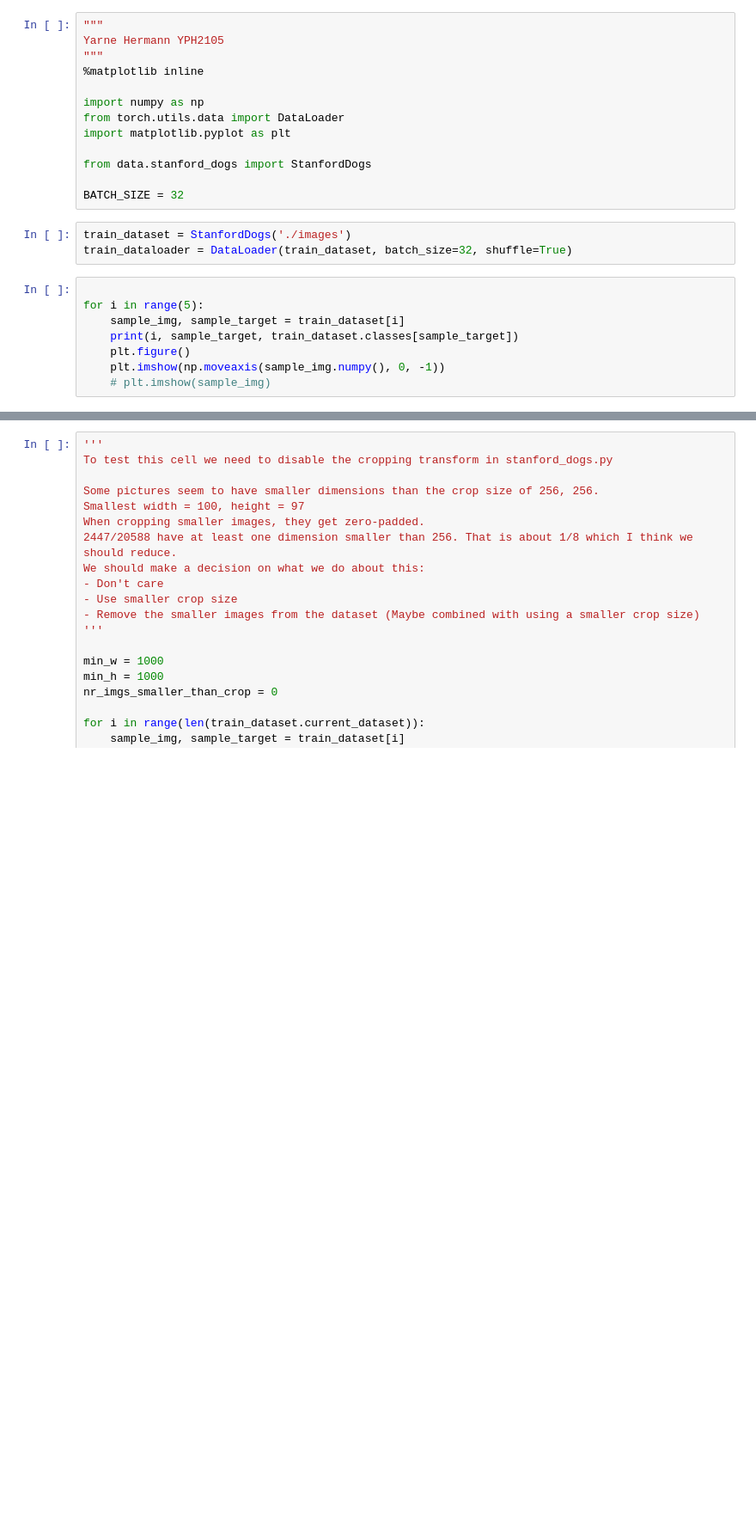
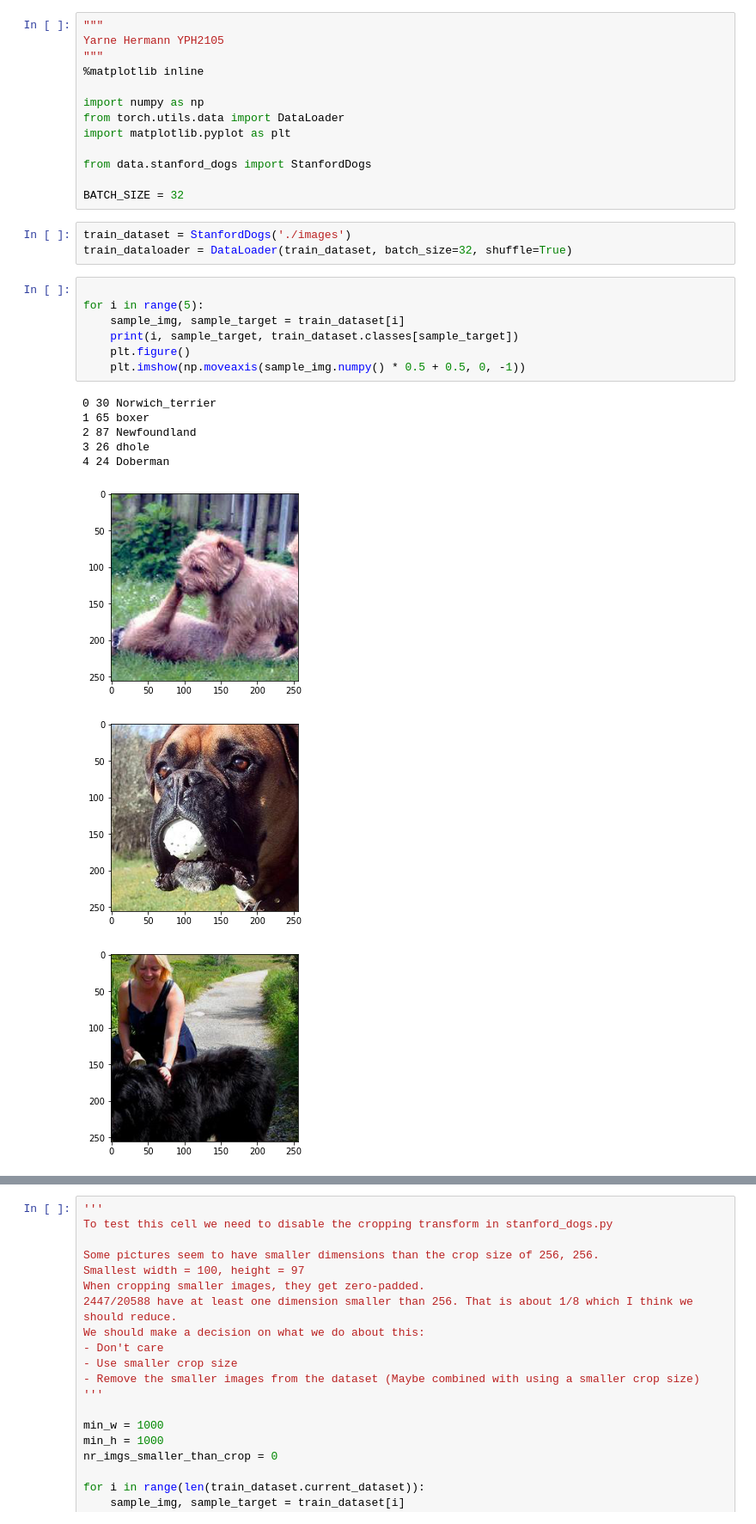
Before and after one commit to JRPCF/CANimals, a Jupyter notebook: original_CAN/Stanford_dogs_analysis.ipynb, the cells around one changed output, grey strips where cells are left out. Shown at 86% size. Drawn from its saved outputs; the diff is of its cells as text; blank space fills up the shorter version.

```diff
--- a/original_CAN/Stanford_dogs_analysis.ipynb
+++ b/original_CAN/Stanford_dogs_analysis.ipynb
@@ -17,8 +17,16 @@ train_dataloader = DataLoader(train_dataset, batch_size=32, shuffle=True)
 # %%
 
 for i in range(5):
     sample_img, sample_target = train_dataset[i]
     print(i, sample_target, train_dataset.classes[sample_target])
     plt.figure()
-    plt.imshow(np.moveaxis(sample_img.numpy(), 0, -1))
-    # plt.imshow(sample_img)
+    plt.imshow(np.moveaxis(sample_img.numpy() * 0.5 + 0.5, 0, -1))
+# %% [output]
+0 30 Norwich_terrier
+1 65 boxer
+2 87 Newfoundland
+3 26 dhole
+4 24 Doberman
+[figure, added]
+[figure, added]
+[figure, added]
```
Also changed, not shown: parts of 2 cells of this notebook, 2 other files.
